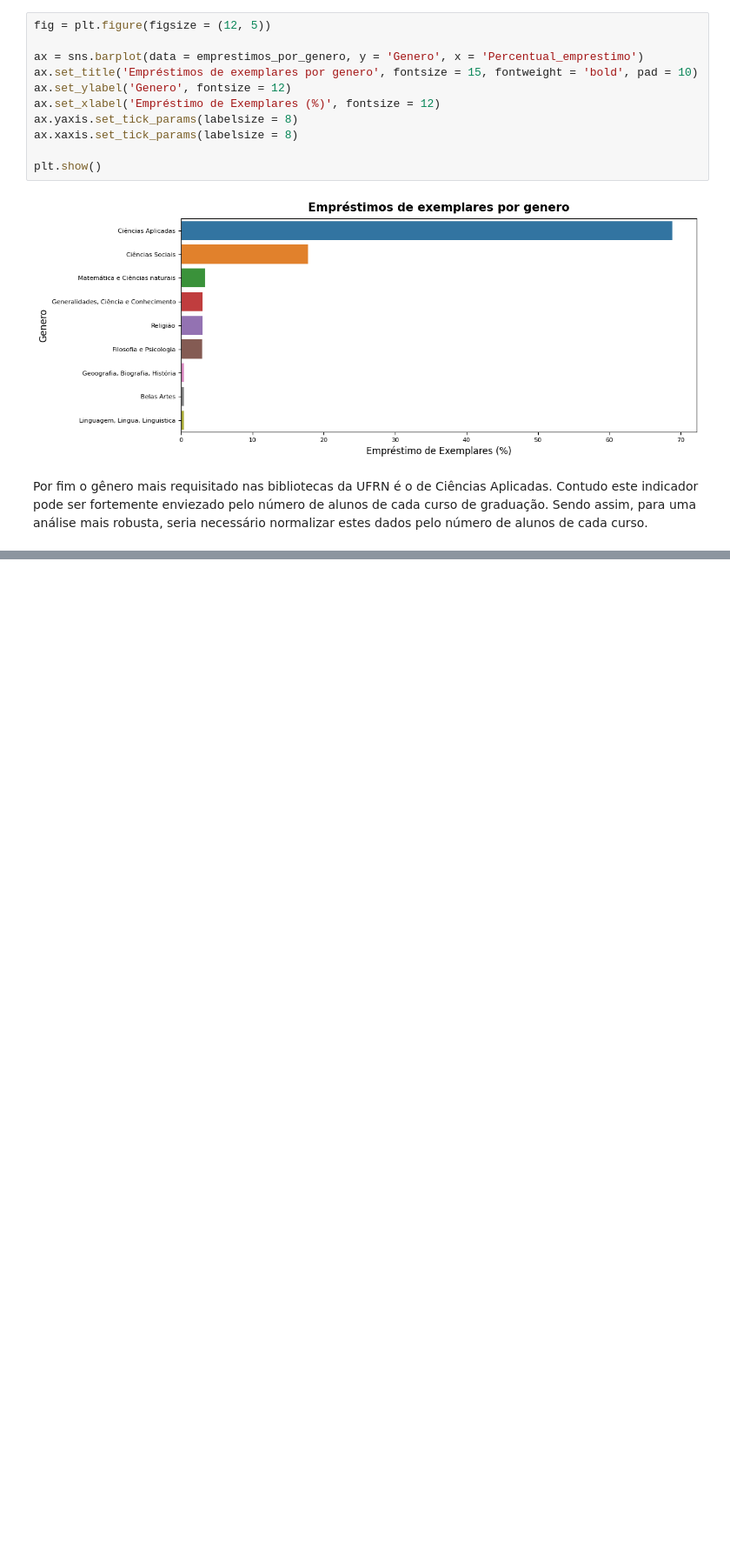
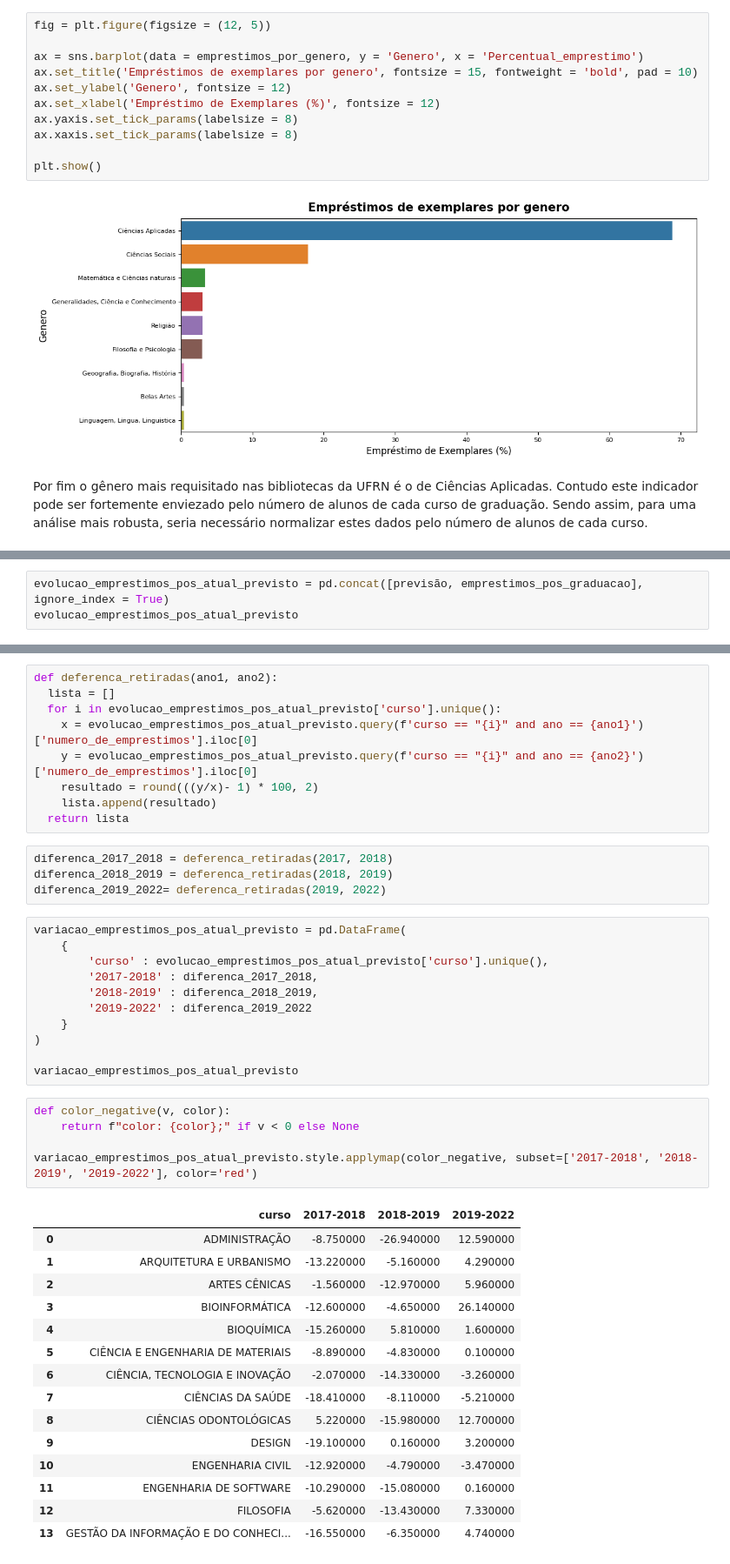
Before and after one commit to higorcenturion/Analise-do-comportamento-de-retiradas-de-livros-dos-acervos-das-bibliotecas-da-UFRN, a Jupyter notebook: 7_days_of_code.ipynb, the cells around one changed output, grey strips where cells are left out. Shown at 87% size. Drawn from its saved outputs; the diff is of its cells as text; blank space fills up the shorter version.

```diff
--- a/7_days_of_code.ipynb
+++ b/7_days_of_code.ipynb
@@ -634,0 +886,3 @@ Por fim o gênero mais requisitado nas bibliotecas da UFRN é o de Ciências Apl
+# %%
+evolucao_emprestimos_pos_atual_previsto = pd.concat([previsão, emprestimos_pos_graduacao], ignore_index = True)
+evolucao_emprestimos_pos_atual_previsto
@@ -634,0 +903,45 @@ Por fim o gênero mais requisitado nas bibliotecas da UFRN é o de Ciências Apl
+# %%
+def deferenca_retiradas(ano1, ano2):
+  lista = []
+  for i in evolucao_emprestimos_pos_atual_previsto['curso'].unique():
+    x = evolucao_emprestimos_pos_atual_previsto.query(f'curso == "{i}" and ano == {ano1}')['numero_de_emprestimos'].iloc[0]
+    y = evolucao_emprestimos_pos_atual_previsto.query(f'curso == "{i}" and ano == {ano2}')['numero_de_emprestimos'].iloc[0]
+    resultado = round(((y/x)- 1) * 100, 2)
+    lista.append(resultado)
+  return lista
+# %%
+diferenca_2017_2018 = deferenca_retiradas(2017, 2018)
+diferenca_2018_2019 = deferenca_retiradas(2018, 2019)
+diferenca_2019_2022= deferenca_retiradas(2019, 2022)
+# %%
+variacao_emprestimos_pos_atual_previsto = pd.DataFrame(
+    {
+        'curso' : evolucao_emprestimos_pos_atual_previsto['curso'].unique(),
+        '2017-2018' : diferenca_2017_2018,
+        '2018-2019' : diferenca_2018_2019,
+        '2019-2022' : diferenca_2019_2022
+    }
+)
+
+variacao_emprestimos_pos_atual_previsto
+# %%
+def color_negative(v, color):
+    return f"color: {color};" if v < 0 else None
+
+variacao_emprestimos_pos_atual_previsto.style.applymap(color_negative, subset=['2017-2018', '2018-2019', '2019-2022'], color='red')
+# %% [output]
+|  | curso | 2017-2018 | 2018-2019 | 2019-2022 |
+| 0 | ADMINISTRAÇÃO | -8.750000 | -26.940000 | 12.590000 |
+| 1 | ARQUITETURA E URBANISMO | -13.220000 | -5.160000 | 4.290000 |
+| 2 | ARTES CÊNICAS | -1.560000 | -12.970000 | 5.960000 |
+| 3 | BIOINFORMÁTICA | -12.600000 | -4.650000 | 26.140000 |
+| 4 | BIOQUÍMICA | -15.260000 | 5.810000 | 1.600000 |
+| 5 | CIÊNCIA E ENGENHARIA DE MATERIAIS | -8.890000 | -4.830000 | 0.100000 |
+| 6 | CIÊNCIA, TECNOLOGIA E INOVAÇÃO | -2.070000 | -14.330000 | -3.260000 |
+| 7 | CIÊNCIAS DA SAÚDE | -18.410000 | -8.110000 | -5.210000 |
+| 8 | CIÊNCIAS ODONTOLÓGICAS | 5.220000 | -15.980000 | 12.700000 |
+| 9 | DESIGN | -19.100000 | 0.160000 | 3.200000 |
+| 10 | ENGENHARIA CIVIL | -12.920000 | -4.790000 | -3.470000 |
+| 11 | ENGENHARIA DE SOFTWARE | -10.290000 | -15.080000 | 0.160000 |
+| 12 | FILOSOFIA | -5.620000 | -13.430000 | 7.330000 |
+| 13 | GESTÃO DA INFORMAÇÃO E DO CONHECI... | -16.550000 | -6.350000 | 4.740000 |
```
Also changed, not shown: parts of 19 cells of this notebook.
